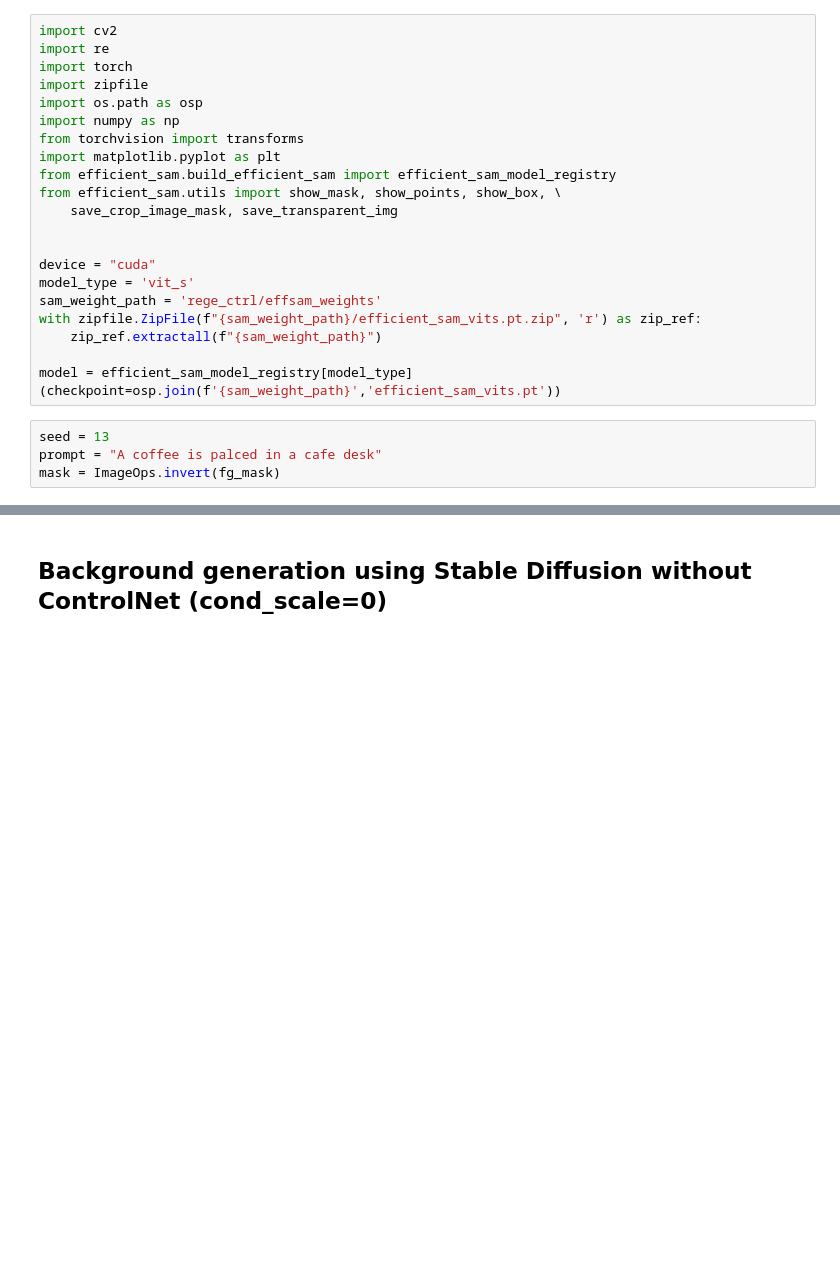
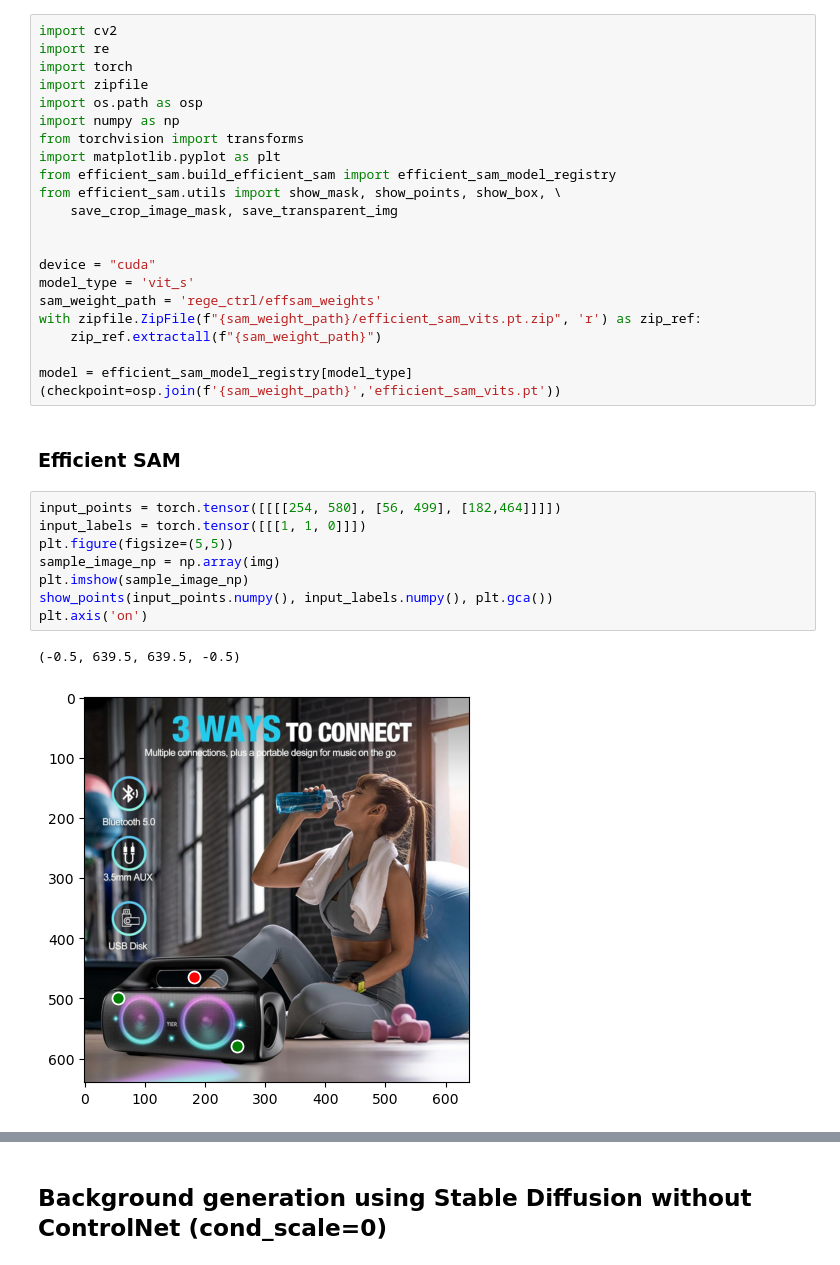
Before and after one commit to jungletada/ReGe, a Jupyter notebook: inference.ipynb, the cells around one changed output, grey strips where cells are left out. Saved outputs shown, nothing was run; the diff lists cells and outputs as text; blank space fills up the shorter version.

```diff
--- a/inference.ipynb
+++ b/inference.ipynb
@@ -148,7 +136,16 @@ with zipfile.ZipFile(f"{sam_weight_path}/efficient_sam_vits.pt.zip", 'r') as zip
     zip_ref.extractall(f"{sam_weight_path}")
 
 model = efficient_sam_model_registry[model_type](checkpoint=osp.join(f'{sam_weight_path}','efficient_sam_vits.pt'))
-# %%
-seed = 13
-prompt = "A coffee is palced in a cafe desk"
-mask = ImageOps.invert(fg_mask)
+# %% [markdown]
+### Efficient SAM
+# %%
+input_points = torch.tensor([[[[254, 580], [56, 499], [182,464]]]])
+input_labels = torch.tensor([[[1, 1, 0]]])
+plt.figure(figsize=(5,5))
+sample_image_np = np.array(img)
+plt.imshow(sample_image_np)
+show_points(input_points.numpy(), input_labels.numpy(), plt.gca())
+plt.axis('on')
+# %% [output]
+(-0.5, 639.5, 639.5, -0.5)
+[figure, added]
```
Also changed, not shown: parts of 17 cells of this notebook.
